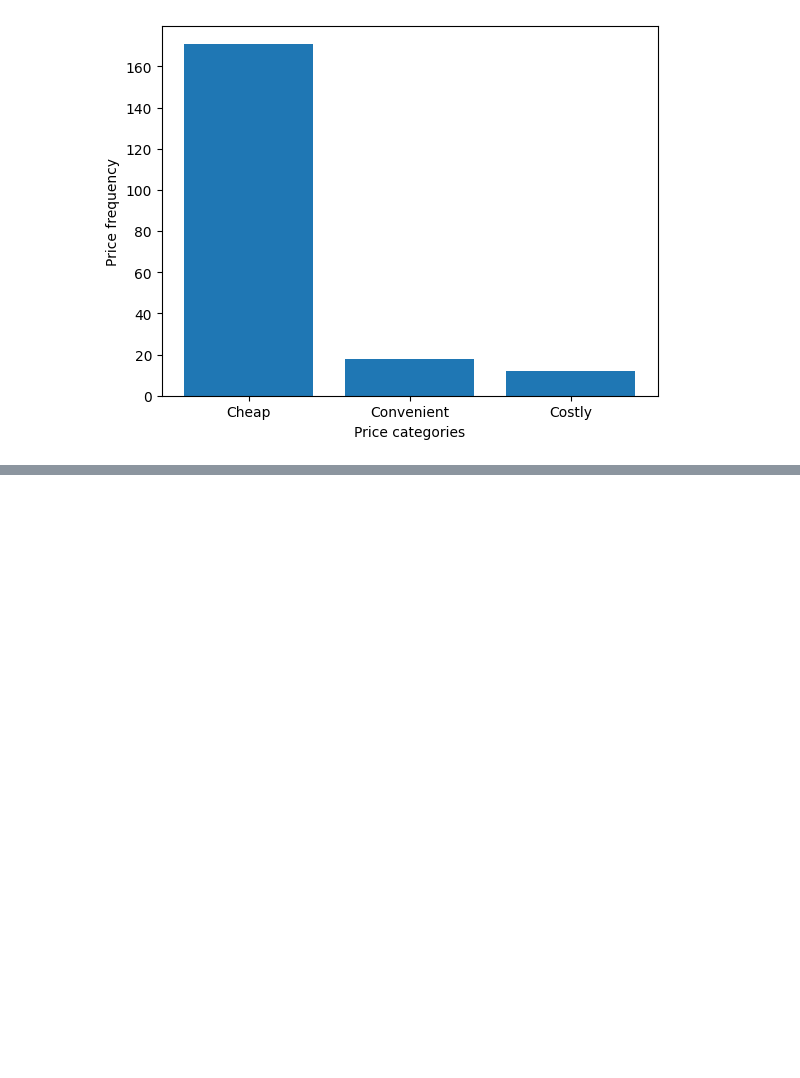
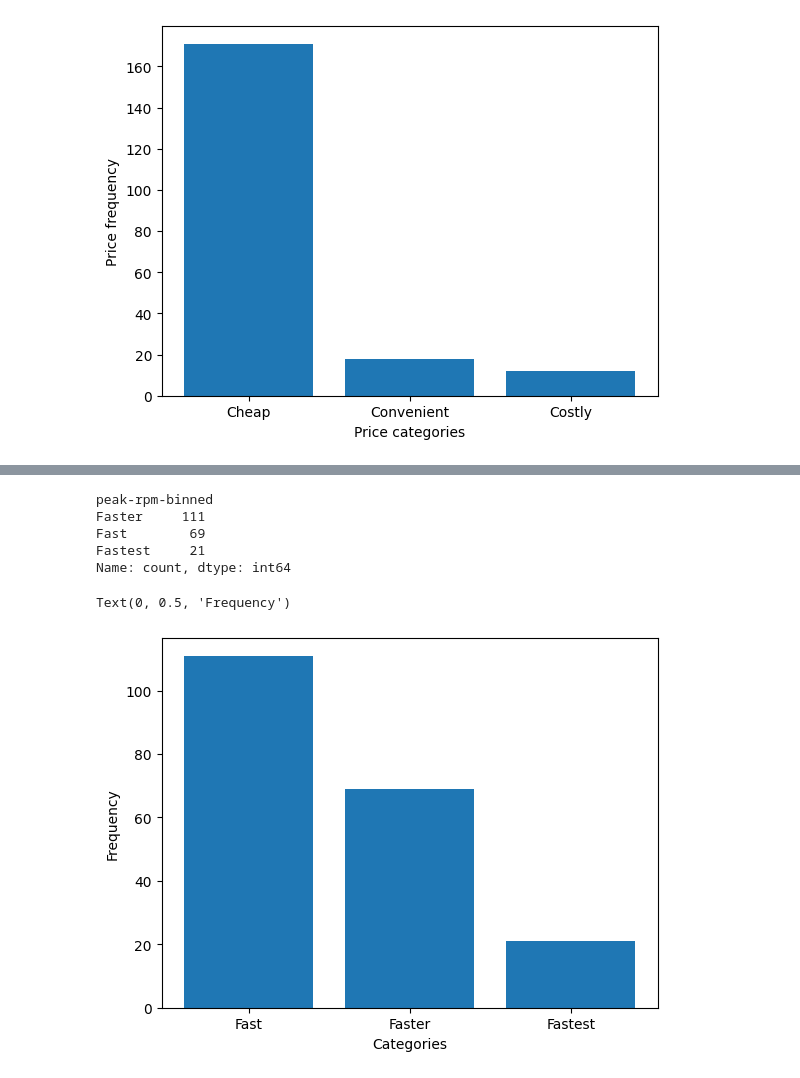
Before and after one commit to Namir50/Data-Science-Machine-learning-tutorial, a Jupyter notebook: Data Preprocessing/5_data_formatting _and_binning.ipynb, the cells around one changed output, grey strips where cells are left out. Saved outputs shown, nothing was run; the diff lists cells and outputs as text; code cells hidden in the pictures; blank space fills up the shorter version.

```diff
--- a/Data Preprocessing/5_data_formatting _and_binning.ipynb
+++ b/Data Preprocessing/5_data_formatting _and_binning.ipynb
@@ -153,3 +153,6 @@ plt.ylabel("Price frequency")
 # %% [output]
 Text(0, 0.5, 'Price frequency')
 [figure]
+# %%
+peakrpm_bins = np.linspace(min(df_1['peak-rpm']),max(df_1['peak-rpm']),4)
+peakrpm_bins
@@ -155,0 +161,4 @@ Text(0, 0.5, 'Price frequency')
+# %%
+peakrpm_groups = ['Fast', 'Faster','Fastest']
+# %%
+df_1['peak-rpm-binned'] = pd.cut(df_1['peak-rpm'], peakrpm_bins, labels=peakrpm_groups,include_lowest=True)
@@ -155,0 +181,15 @@ Text(0, 0.5, 'Price frequency')
+# %%
+df_1['peak-rpm-binned'].value_counts()
+# %% [output]
+peak-rpm-binned
+Faster     111
+Fast        69
+Fastest     21
+Name: count, dtype: int64
+# %%
+plt.bar(peakrpm_groups,df_1['peak-rpm-binned'].value_counts())
+plt.xlabel('Categories')
+plt.ylabel("Frequency")
+# %% [output]
+Text(0, 0.5, 'Frequency')
+[figure, added]
```
Also changed, not shown: parts of 2 cells of this notebook.
